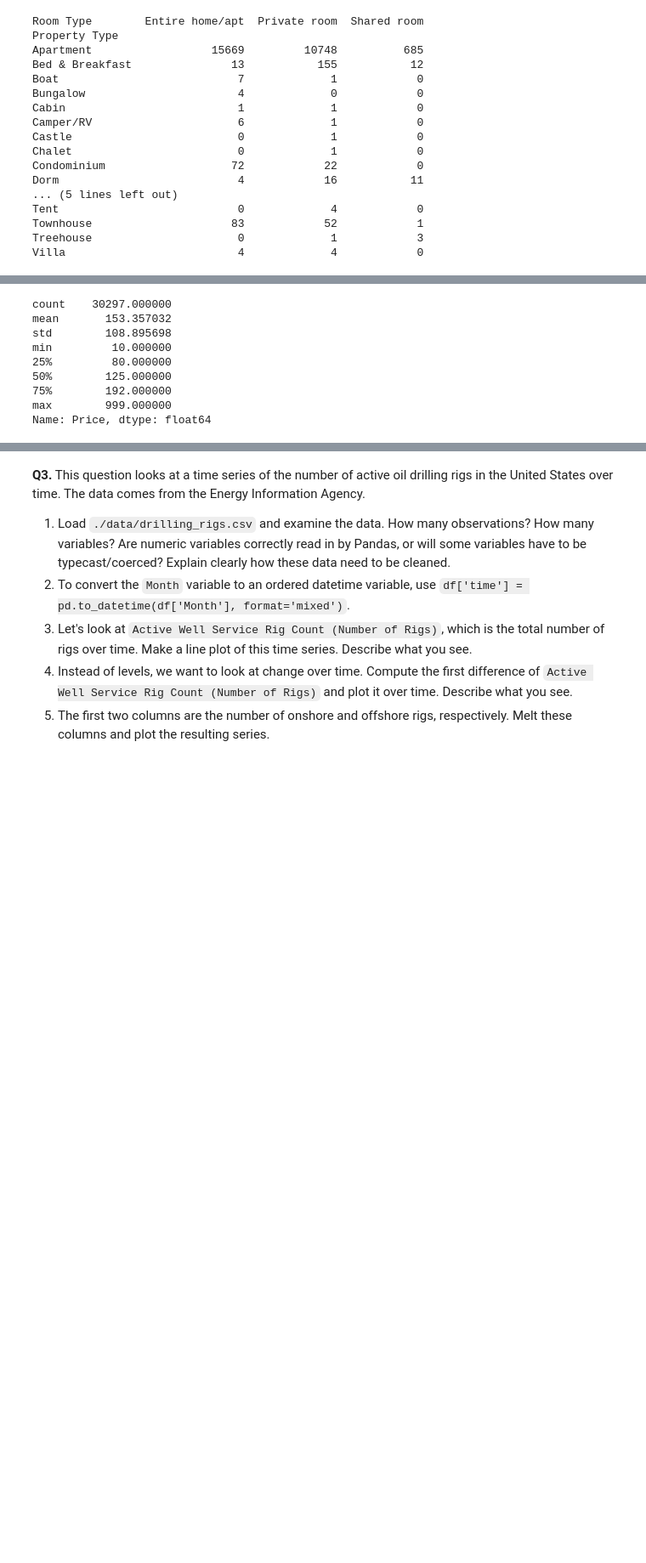
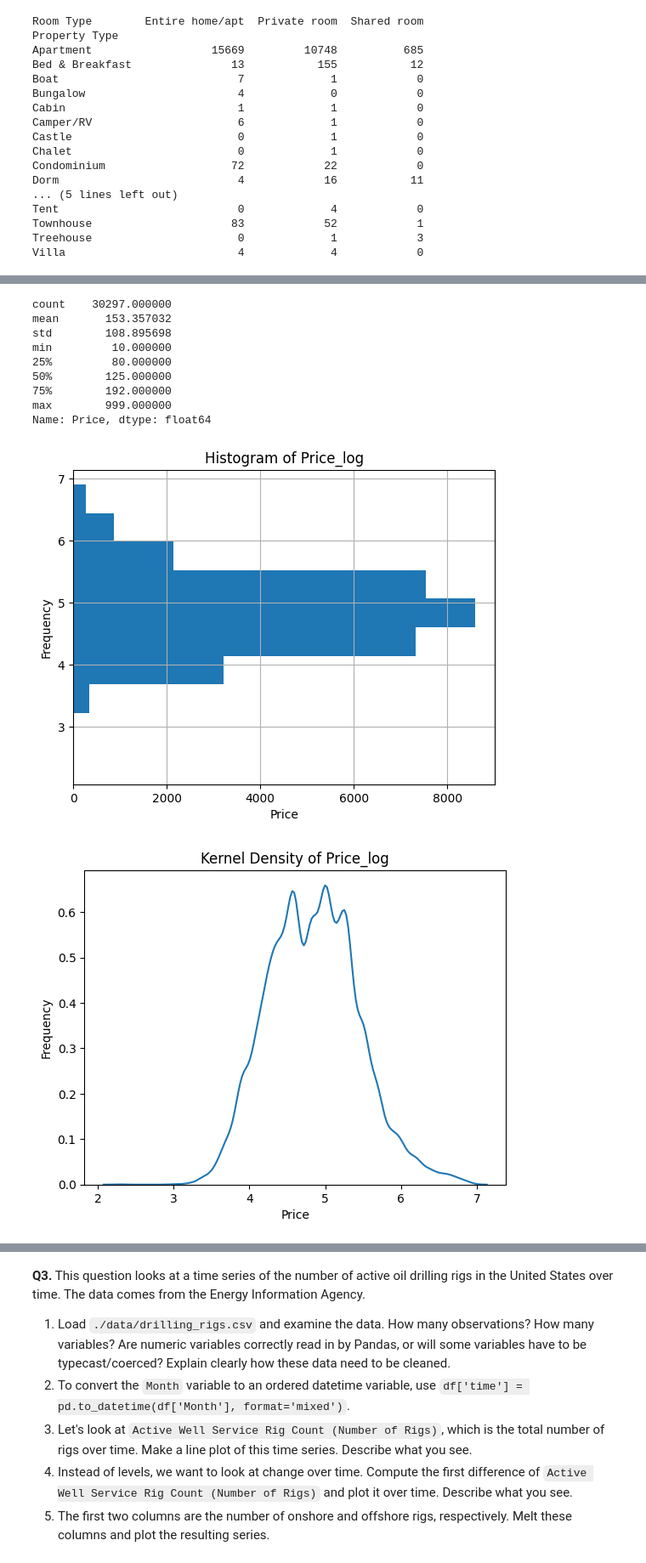
Before and after one commit to bburt26/eda_assignment, a Jupyter notebook: assignment.ipynb, the cells around one changed output, grey strips where cells are left out. Shown at 85% size. Saved outputs shown, nothing was run; the diff lists cells and outputs as text; code cells hidden in the pictures; blank space fills up the shorter version.

```diff
--- a/assignment.ipynb
+++ b/assignment.ipynb
@@ -119,30 +119,55 @@ kernel.set(title = "Kernel Density of Price",
 xlabel = "Price",
 ylabel = "Frequency")
 plt.show()
 
 box = sns.boxplot(airbnb["Price"])
 box.set(title = "Boxplot of Price",
 xlabel = "Price",
 ylabel = "Frequency")
 plt.show()
 
 print(airbnb["Price"].describe())
 
 # The data are not well scaled. The boxplot shows us this the best - there are
 # many data points outside the top "whisker" which shows use many outliers.
 # On the other two graphs the like the Histogram and Kernel Density plot, there
 # is a large range, meaning that values that have a lower frequency are difficult
 # to see on the graph and compare to the values with higher frequencies.
+
+airbnb["price_log"] = np.log(airbnb["Price"])
+
+histogram2 = airbnb["price_log"].hist()
+histogram2.set(title = "Histogram of Price_log",
+xlabel = "Price",
+ylabel = "Frequency")
+plt.show()
+
+
+kernel2 = sns.kdeplot(airbnb["price_log"])
+kernel2.set(title = "Kernel Density of Price_log",
+xlabel = "Price",
+ylabel = "Frequency")
+plt.show()
+
+box2 = sns.boxplot(x=airbnb["price_log"])
+box2.set(title = "Boxplot of Price_log",
+xlabel = "Price",
+ylabel = "Frequency")
+plt.show()
+
+print(airbnb["price_log"].describe())
 # %% [output]
 [figure]
 [figure]
 [figure]
 count    30297.000000
 mean       153.357032
 std        108.895698
 min         10.000000
 25%         80.000000
 50%        125.000000
 75%        192.000000
 max        999.000000
 Name: Price, dtype: float64
+[figure, added]
+[figure, added]
```
Also changed, not shown: parts of 1 cell of this notebook.
